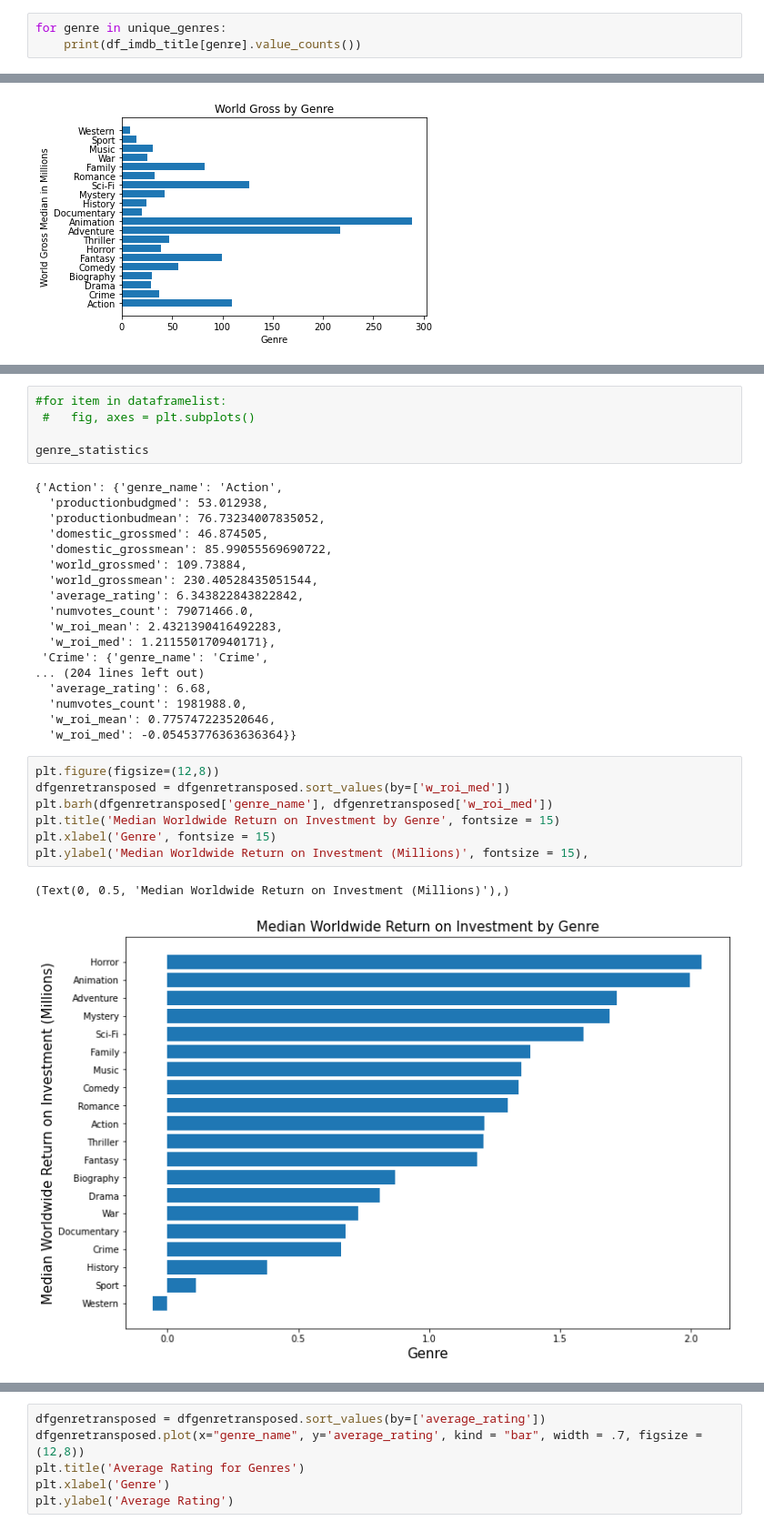
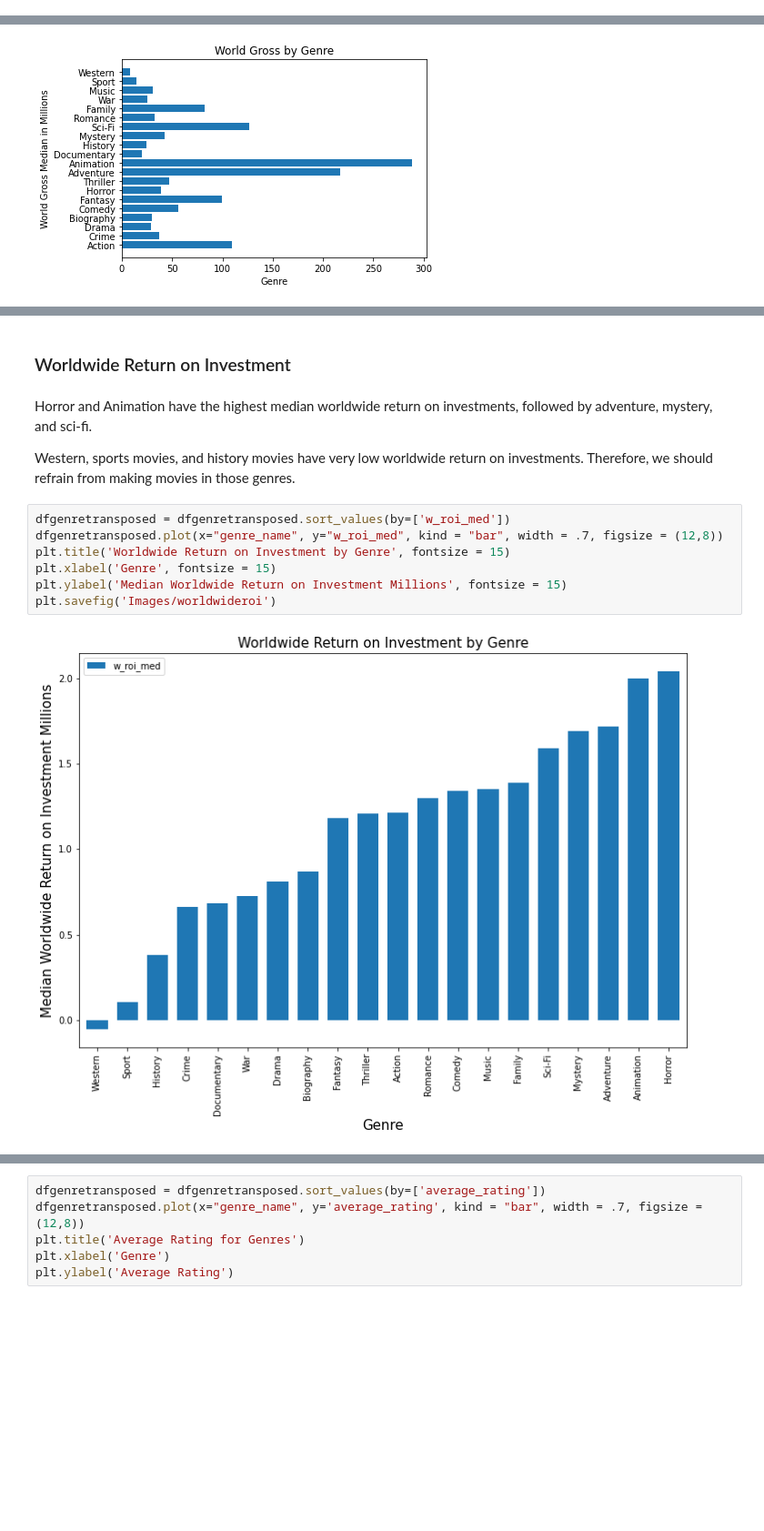
Before and after one commit to kstrickland680/movie-analysis, a Jupyter notebook: movie-analysis.ipynb, the cells around one changed output, grey strips where cells are left out. Shown at 91% size. Drawn from its saved outputs; the diff is of its cells as text; blank space fills up the shorter version.

```diff
--- a/movie-analysis.ipynb
+++ b/movie-analysis.ipynb
@@ -442,6 +380,3 @@ df_imdb_title.head()
 | 3 | tt0069204 | Sabse Bada Sukh | 2018 | Comedy,Drama | [Comedy, Drama] | False | False | True | False | ... |
 | 4 | tt0100275 | The Wandering Soap Opera | 2017 | Comedy,Drama,Fantasy | [Comedy, Drama, Fantasy] | False | False | True | False | ... |
 5 rows × 32 columns
-# %%
-for genre in unique_genres:
-    print(df_imdb_title[genre].value_counts())
@@ -1159,33 +841,15 @@ for genre in unique_genres:
-# %%
-#for item in dataframelist:
- #   fig, axes = plt.subplots()
-
-genre_statistics
-# %% [output]
-{'Action': {'genre_name': 'Action',
-  'productionbudgmed': 53.012938,
-  'productionbudmean': 76.73234007835052,
-  'domestic_grossmed': 46.874505,
-  'domestic_grossmean': 85.99055569690722,
-  'world_grossmed': 109.73884,
-  'world_grossmean': 230.40528435051544,
-  'average_rating': 6.343822843822842,
-  'numvotes_count': 79071466.0,
-  'w_roi_mean': 2.4321390416492283,
-  'w_roi_med': 1.211550170940171},
- 'Crime': {'genre_name': 'Crime',
-... (204 lines left out)
-  'average_rating': 6.68,
-  'numvotes_count': 1981988.0,
-  'w_roi_mean': 0.775747223520646,
-  'w_roi_med': -0.05453776363636364}}
+# %% [markdown]
+### Worldwide Return on Investment
+# %% [markdown]
+Horror and Animation have the highest median worldwide return on investments, followed by adventure, mystery, and sci-fi.
+
+Western, sports movies, and history movies have very low worldwide return on investments. Therefore, we should refrain from making movies in those genres.
 # %%
-plt.figure(figsize=(12,8))
 dfgenretransposed = dfgenretransposed.sort_values(by=['w_roi_med'])
-plt.barh(dfgenretransposed['genre_name'], dfgenretransposed['w_roi_med'])
-plt.title('Median Worldwide Return on Investment by Genre', fontsize = 15)
+dfgenretransposed.plot(x="genre_name", y="w_roi_med", kind = "bar", width = .7, figsize = (12,8))
+plt.title('Worldwide Return on Investment by Genre', fontsize = 15)
 plt.xlabel('Genre', fontsize = 15)
-plt.ylabel('Median Worldwide Return on Investment (Millions)', fontsize = 15),
+plt.ylabel('Median Worldwide Return on Investment Millions', fontsize = 15)
+plt.savefig('Images/worldwideroi')
 # %% [output]
-(Text(0, 0.5, 'Median Worldwide Return on Investment (Millions)'),)
-[figure, old version]
+[figure, new version]
```
Also changed, not shown: parts of 99 cells of this notebook, 4 other files.
